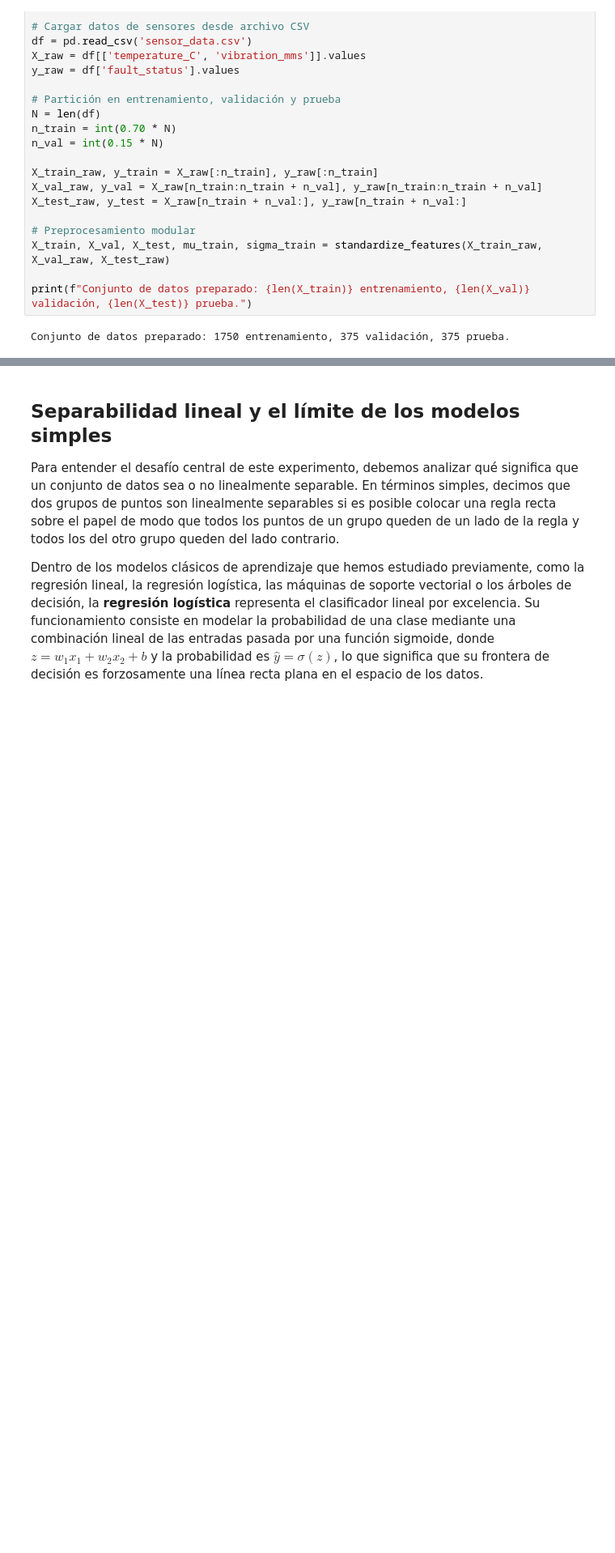
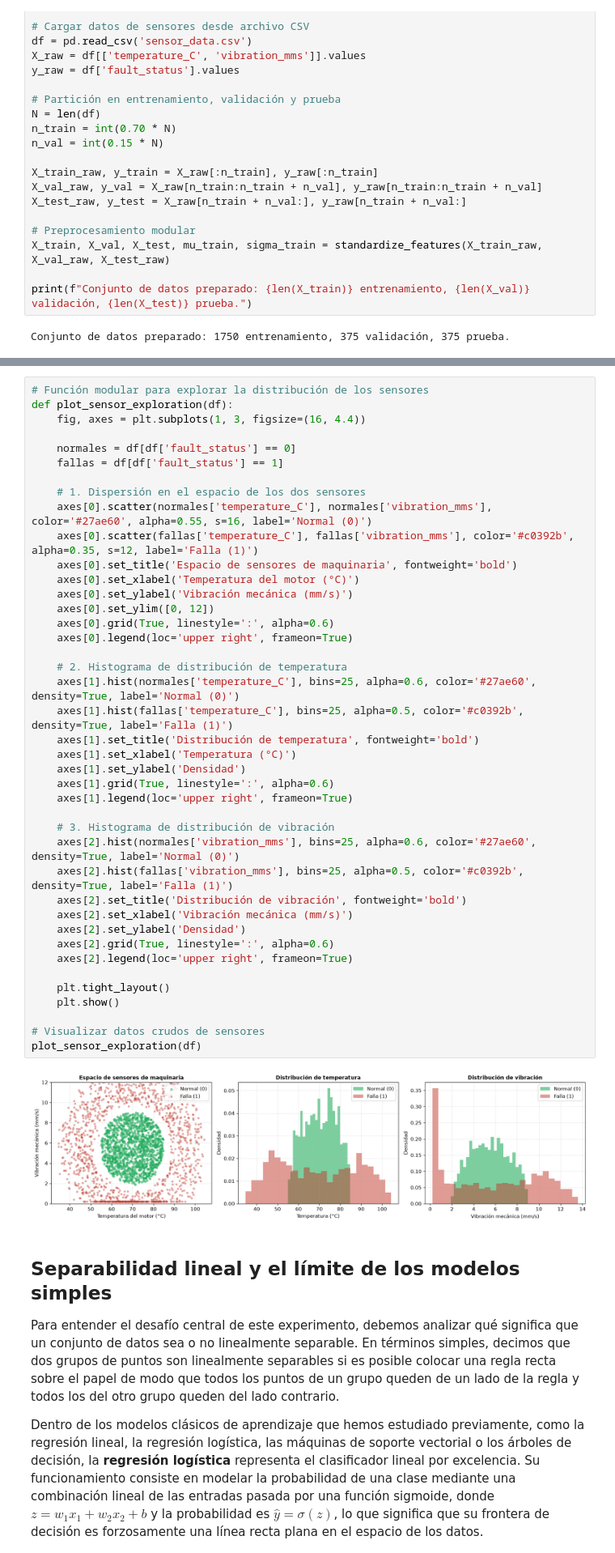
Before and after one commit to edwynG/dl-assignment-1, a Jupyter notebook: experiment/final_experiment.ipynb, the cells around one changed output, grey strips where cells are left out. Shown at 81% size. Cells and saved outputs as stored; diff of their text form; blank space fills up the shorter version.

```diff
--- a/experiment/final_experiment.ipynb
+++ b/experiment/final_experiment.ipynb
@@ -64,3 +68,46 @@ Conjunto de datos preparado: 1750 entrenamiento, 375 validación, 375 prueba.
+# %%
+# Función modular para explorar la distribución de los sensores
+def plot_sensor_exploration(df):
+    fig, axes = plt.subplots(1, 3, figsize=(16, 4.4))
+
+    normales = df[df['fault_status'] == 0]
+    fallas = df[df['fault_status'] == 1]
+
+    # 1. Dispersión en el espacio de los dos sensores
+    axes[0].scatter(normales['temperature_C'], normales['vibration_mms'], color='#27ae60', alpha=0.55, s=16, label='Normal (0)')
+    axes[0].scatter(fallas['temperature_C'], fallas['vibration_mms'], color='#c0392b', alpha=0.35, s=12, label='Falla (1)')
+    axes[0].set_title('Espacio de sensores de maquinaria', fontweight='bold')
+    axes[0].set_xlabel('Temperatura del motor (°C)')
+    axes[0].set_ylabel('Vibración mecánica (mm/s)')
+    axes[0].set_ylim([0, 12])
+    axes[0].grid(True, linestyle=':', alpha=0.6)
+    axes[0].legend(loc='upper right', frameon=True)
+
+    # 2. Histograma de distribución de temperatura
+    axes[1].hist(normales['temperature_C'], bins=25, alpha=0.6, color='#27ae60', density=True, label='Normal (0)')
+    axes[1].hist(fallas['temperature_C'], bins=25, alpha=0.5, color='#c0392b', density=True, label='Falla (1)')
+    axes[1].set_title('Distribución de temperatura', fontweight='bold')
+    axes[1].set_xlabel('Temperatura (°C)')
+    axes[1].set_ylabel('Densidad')
+    axes[1].grid(True, linestyle=':', alpha=0.6)
+    axes[1].legend(loc='upper right', frameon=True)
+
+    # 3. Histograma de distribución de vibración
+    axes[2].hist(normales['vibration_mms'], bins=25, alpha=0.6, color='#27ae60', density=True, label='Normal (0)')
+    axes[2].hist(fallas['vibration_mms'], bins=25, alpha=0.5, color='#c0392b', density=True, label='Falla (1)')
+    axes[2].set_title('Distribución de vibración', fontweight='bold')
+    axes[2].set_xlabel('Vibración mecánica (mm/s)')
+    axes[2].set_ylabel('Densidad')
+    axes[2].grid(True, linestyle=':', alpha=0.6)
+    axes[2].legend(loc='upper right', frameon=True)
+
+    plt.tight_layout()
+    plt.show()
+
+# Visualizar datos crudos de sensores
+plot_sensor_exploration(df)
+# %% [output]
+[figure, added]
 # %% [markdown]
 ## Separabilidad lineal y el límite de los modelos simples
 
```
Also changed, not shown: parts of 3 cells of this notebook.
